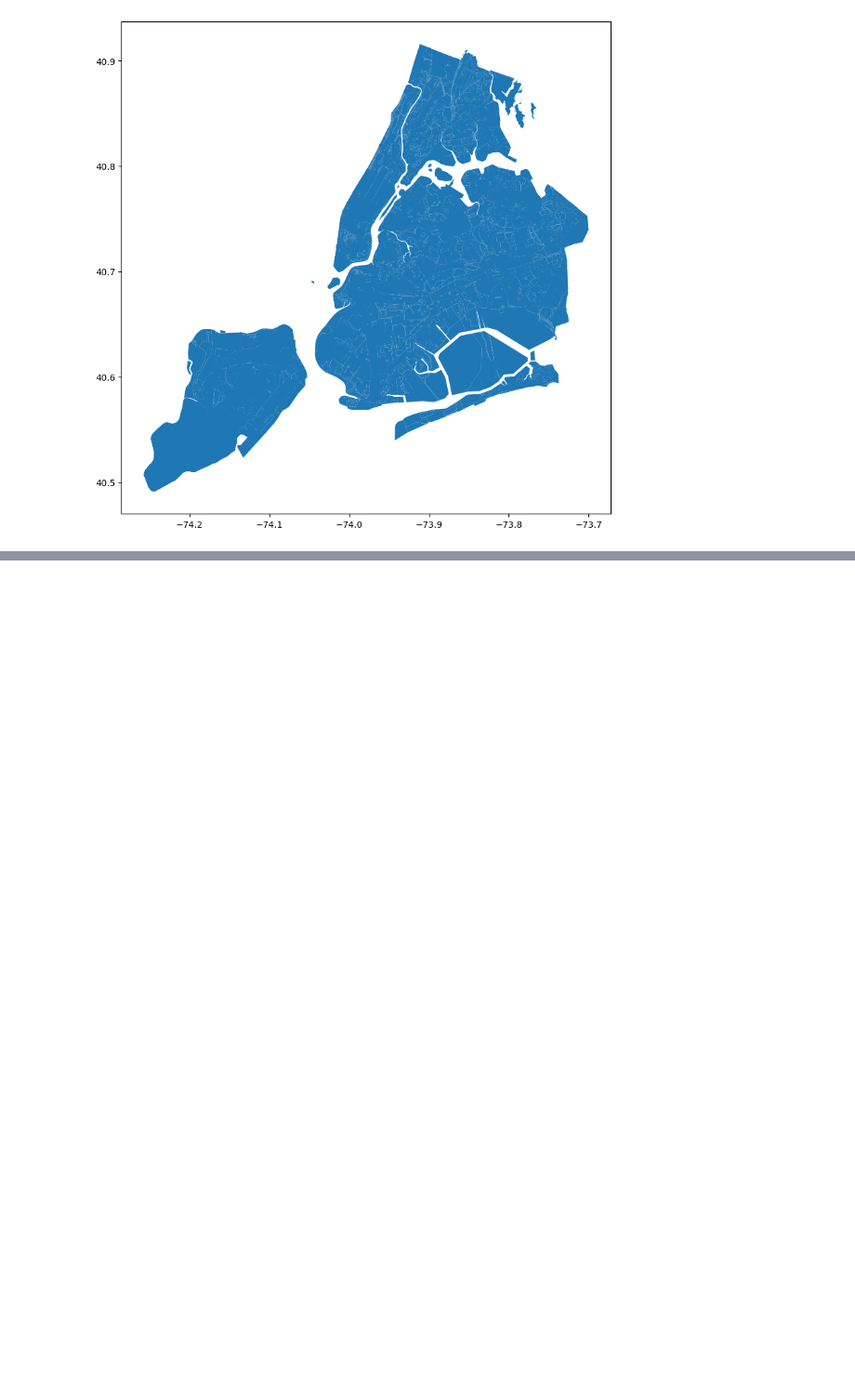
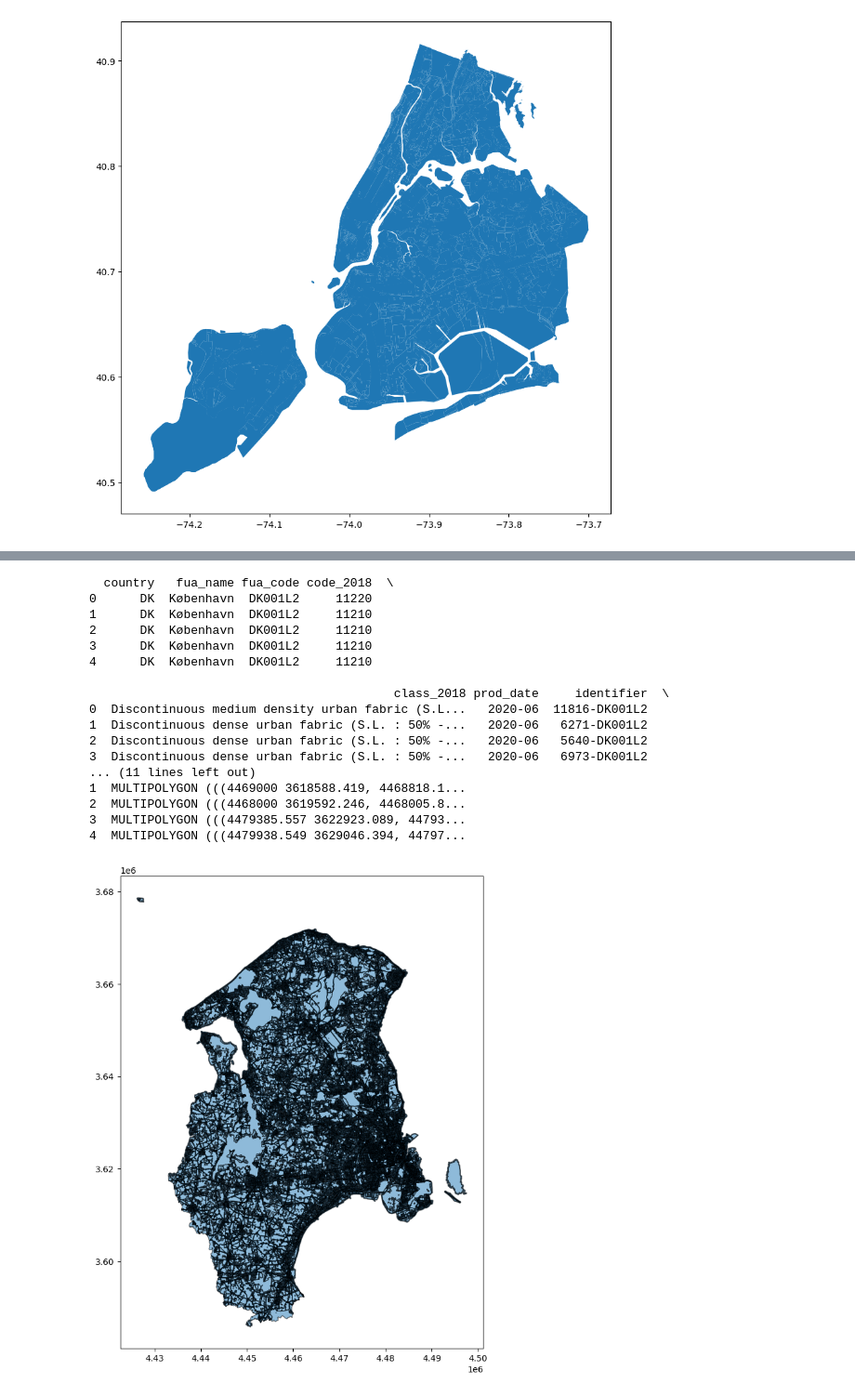
Before and after one commit to arthurfc12/Analise_PlanoDiretor_SP, a Jupyter notebook: Analise_Zoneamento.ipynb, the cells around one changed output, grey strips where cells are left out. Shown at 93% size. Cells and saved outputs as stored; diff of their text form; code cells hidden in the pictures; blank space fills up the shorter version.

```diff
--- a/Analise_Zoneamento.ipynb
+++ b/Analise_Zoneamento.ipynb
@@ -93,0 +200,34 @@ else:
+# %%
+import geopandas as gpd
+
+# Set the path to the GeoPackage file
+gpkg_file = "data/cph/copenhagen_zoning.gpkg"  # Replace with your GeoPackage file path
+
+# Load the GeoPackage into a GeoDataFrame
+gdf = gpd.read_file(gpkg_file)
+
+# Display the first few rows of the GeoDataFrame
+print(gdf.head())
+
+# Optionally, plot the data
+gdf.plot(figsize=(10, 10), alpha=0.5, edgecolor='k')
+plt.show()
+# %% [output]
+  country   fua_name fua_code code_2018  \
+0      DK  København  DK001L2     11220
+1      DK  København  DK001L2     11210
+2      DK  København  DK001L2     11210
+3      DK  København  DK001L2     11210
+4      DK  København  DK001L2     11210
+
+                                          class_2018 prod_date     identifier  \
+0  Discontinuous medium density urban fabric (S.L...   2020-06  11816-DK001L2
+1  Discontinuous dense urban fabric (S.L. : 50% -...   2020-06   6271-DK001L2
+2  Discontinuous dense urban fabric (S.L. : 50% -...   2020-06   5640-DK001L2
+3  Discontinuous dense urban fabric (S.L. : 50% -...   2020-06   6973-DK001L2
+... (11 lines left out)
+1  MULTIPOLYGON (((4469000 3618588.419, 4468818.1...
+2  MULTIPOLYGON (((4468000 3619592.246, 4468005.8...
+3  MULTIPOLYGON (((4479385.557 3622923.089, 44793...
+4  MULTIPOLYGON (((4479938.549 3629046.394, 44797...
+[figure, added]
```
Also changed, not shown: parts of 4 cells of this notebook, 2 other files.
